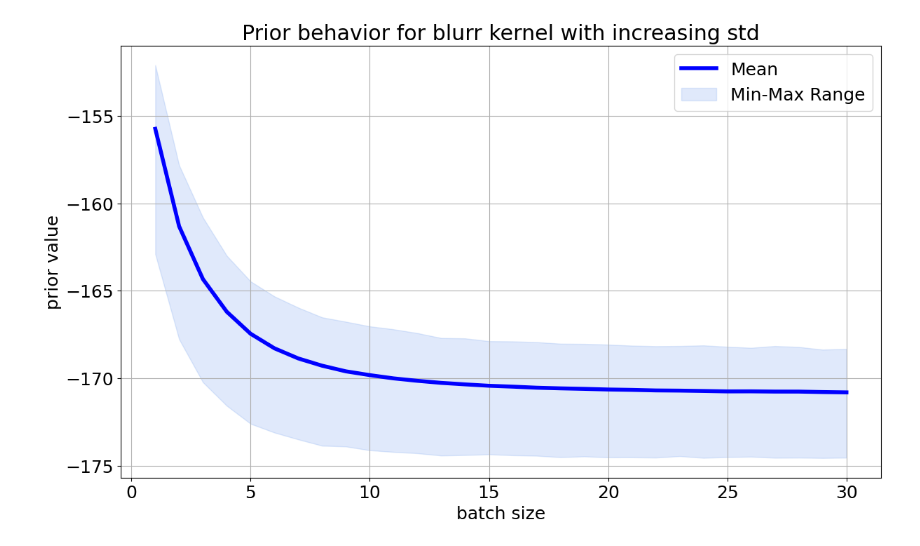
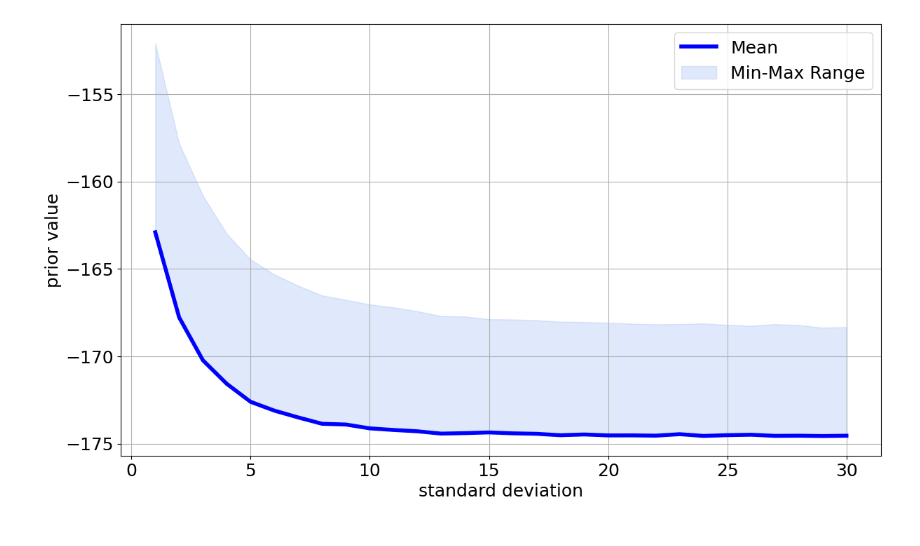
Before and after one commit to PaulBuechler-git/nf-for-inv-problems, a Jupyter notebook: prior_blurr_sensitivity_experiment.ipynb, the cells around one changed output. Drawn from its saved outputs; the diff is of its cells as text; code cells hidden in the pictures.

```diff
--- a/prior_blurr_sensitivity_experiment.ipynb
+++ b/prior_blurr_sensitivity_experiment.ipynb
@@ -25,16 +25,16 @@ connection.commit()
 # %%
 cursor.execute("SELECT * from variance_data")
 means, mins, maxes, std = zip(*cursor.fetchall())
 plt.rcParams.update({'font.size' : 18})
 plt.figure(figsize=(14, 8))
-plt.plot(std, means, label='Mean', linestyle='-', linewidth=4, color='blue')
+plt.plot(std, mins, label='Mean', linestyle='-', linewidth=4, color='blue')
 plt.fill_between(std, mins, maxes, color='cornflowerblue', alpha=0.2, label='Min-Max Range')
 #plt.scatter(scatter_steps, scatter_values, color='cornflowerblue', marker='o', s=3, label='prior values')
 plt.legend()
-plt.xlabel('batch size')
+plt.xlabel('standard deviation')
 plt.ylabel('prior value')
-plt.title('Prior behavior for blurr kernel with increasing std')
+#plt.title('Prior behavior for blurr kernel with increasing std')
 plt.grid(True)
 plt.show()
 # %% [output]
-[figure, old version]
+[figure, new version]
```
Also changed, not shown: 9 other files.
